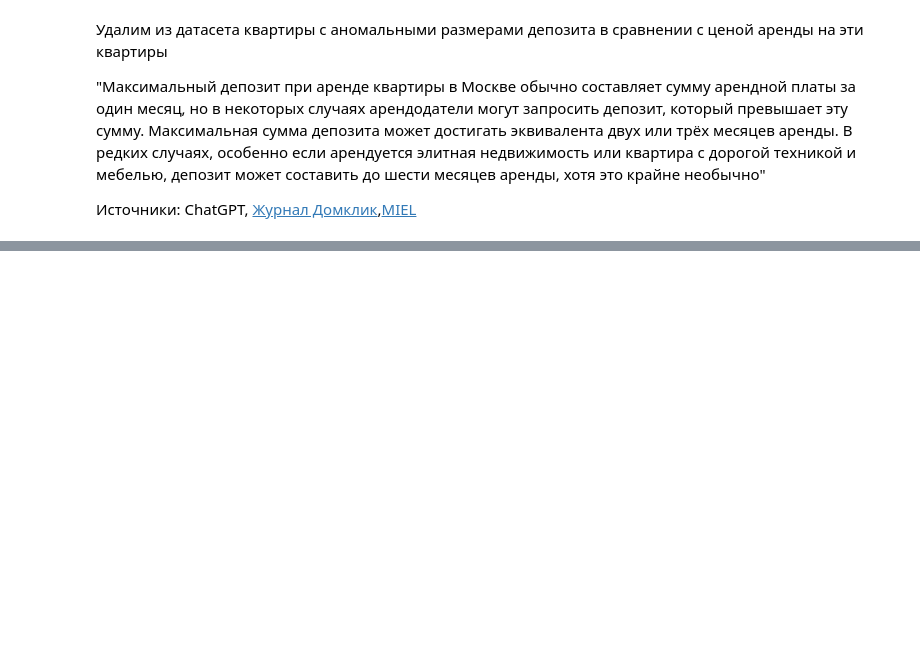
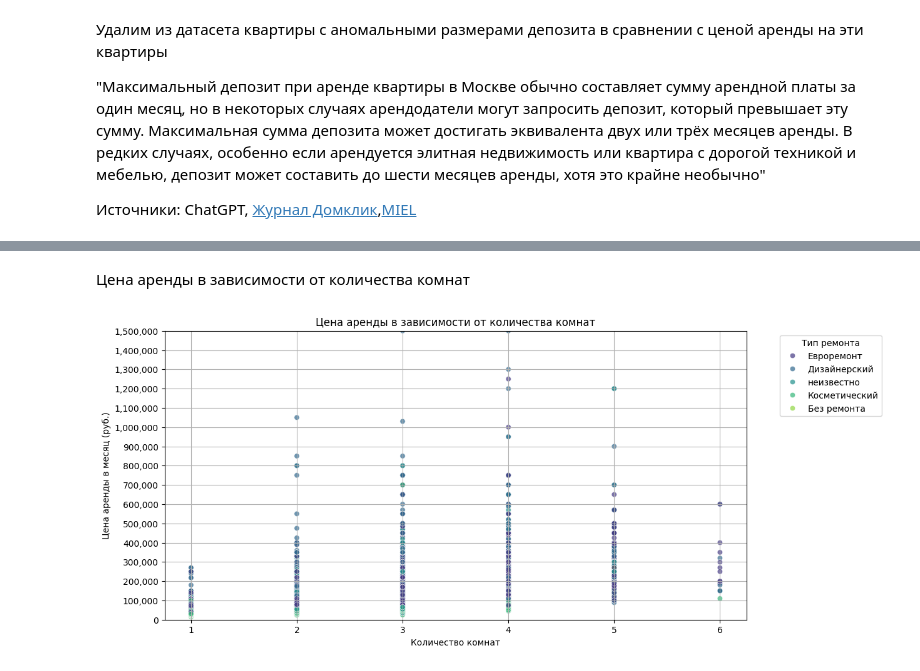
Before and after one commit to Danil-Oo/rent_real_estate_team_docker, a Jupyter notebook: realises/preprocessing.ipynb, the cells around one changed output, grey strips where cells are left out. Saved outputs shown, nothing was run; the diff lists cells and outputs as text; code cells hidden in the pictures; blank space fills up the shorter version.

```diff
--- a/realises/preprocessing.ipynb
+++ b/realises/preprocessing.ipynb
@@ -783,0 +877,20 @@ df = df[(df['house_size'] >= lower_bound) & (df['house_size'] <= upper_bound)]
+# %% [markdown]
+Цена аренды в зависимости от количества комнат
+# %%
+plt.figure(figsize=(12, 6))
+sns.scatterplot(data=df, x='num_rooms', y='price_per_month', hue='renovation', palette='viridis', alpha=0.7)
+
+plt.ylim(0, 1500000)
+
+ax = plt.gca()
+ax.yaxis.set_major_locator(mticker.MultipleLocator(100000))
+ax.yaxis.set_major_formatter(mticker.StrMethodFormatter('{x:,.0f}'))
+
+plt.title('Цена аренды в зависимости от количества комнат')
+plt.xlabel('Количество комнат')
+plt.ylabel('Цена аренды в месяц (руб.)')
+plt.legend(title='Тип ремонта', bbox_to_anchor=(1.05, 1), loc='upper left')
+plt.grid(True)
+plt.show()
+# %% [output]
+[figure, added]
```
Also changed, not shown: parts of 42 cells of this notebook.
